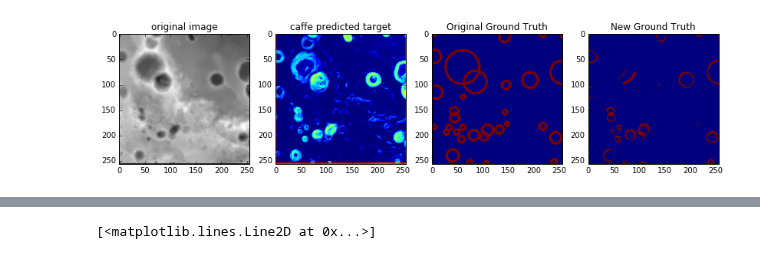
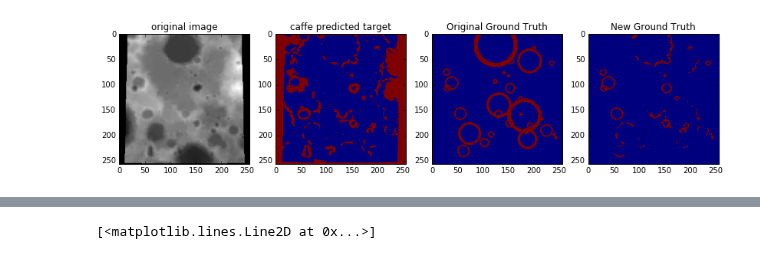
Before and after one commit to silburt/moon-craters, a Jupyter notebook: Analyze_Caffe_target_predictions.ipynb, the cells around one changed output, grey strips where cells are left out. Saved outputs shown, nothing was run; the diff lists cells and outputs as text; code cells hidden in the pictures.

```diff
--- a/Analyze_Caffe_target_predictions.ipynb
+++ b/Analyze_Caffe_target_predictions.ipynb
@@ -25,16 +25,19 @@ def load_target(f, img):
     csv = csv[(csv['Diameter (pix)'] < maxpix) & (csv['Diameter (pix)'] > minpix)]
     #target = mdm.make_mask(csv, img, binary=True, truncate=True, rings=True)
     #target = mdm.make_circlering_mask(csv, img, binary=True, truncate=True)
-    target = mdm.make_mask(csv, img, binary=True, rings=True, ringwidth=3, truncate=True)
+
+    rw = -1    #-1 = ringwidth is proportional to radius
+    r_dec = 2  #decrease radius of csv ground truth circles for better matching
+    target = mdm.make_mask(csv, img, binary=True, rings=True, ringwidth=rw, r_dec=r_dec, truncate=True)
     return target
 # %%
 path = "datasets/rings/Train_caffe_targets/"
 files = glob.glob('%s*_invcol0.npy'%path);
 
 invcolor, rescale = 0, 1
-caffe_thresh, newGT_thresh = 0.2, 0.2
+caffe_thresh, newGT_thresh = 0.1, 0.1
 
-data, caffe_pred, origGT, newGT = [], [], [], []
+data, caffe_bin, origGT, newGT, caffe_inv0, caffe_inv1 = [], [], [], [], [], []
 for f in files:
     name = os.path.basename(f).split('_invcol0.npy')[0]
     d = cv2.imread("datasets/rings/Train_rings/%s.png"%name)/255.
@@ -44,27 +47,30 @@ for f in files:
 
     caffe_bin0 = caffeinv0.copy()
     caffe_bin1 = caffeinv1.copy()
-    caffe_bin0[caffe_bin0 > caffe_thresh] = 1
-    caffe_bin0[caffe_bin0 > caffe_thresh] = 1
-    #caffe_binary = caffeinv0 + caffeinv1
-    caffe_binary = caffe_bin0
+    caffe_bin0[caffe_bin0 >= caffe_thresh] = 1; caffe_bin0[caffe_bin0 < caffe_thresh] = 0
+    caffe_bin1[caffe_bin1 >= caffe_thresh] = 1; caffe_bin1[caffe_bin1 < caffe_thresh] = 0
+
+    caffe_binary = caffe_bin1
+    #caffe_binary = caffe_bin0 + caffe_bin1
+
     gt = load_target("datasets/rings/Train_rings/%s.csv"%name, d)
     gt_new = gt*caffe_binary
     gt_new[gt_new > newGT_thresh] = 1
     gt_new[gt_new <= newGT_thresh] = 0
-    data.append(d); caffe_pred.append(caffeinv0); origGT.append(gt); newGT.append(gt_new)
+    data.append(d); caffe_bin.append(caffe_binary); origGT.append(gt); newGT.append(gt_new);
+    caffe_inv0.append(caffeinv0); caffe_inv1.append(caffeinv1)
 # %%
-i=4
+i=5
 
 f, (ax1, ax2, ax3, ax4) = plt.subplots(1,4, figsize=[14, 6])
 ax1.imshow(data[i]/255.)
-ax2.imshow(caffe_pred[i])
+ax2.imshow(caffe_bin[i])   #caffe_bin
 ax3.imshow(origGT[i])
 ax4.imshow(newGT[i])
 ax1.set_title("original image")
 ax2.set_title("caffe predicted target")
 ax3.set_title("Original Ground Truth")
 ax4.set_title("New Ground Truth")
 plt.savefig("output_dir/images/caffe_targets_%d"%i)
 # %% [output]
-[figure, old version]
+[figure, new version]
```
Also changed, not shown: parts of 1 cell of this notebook, 4 other files.
